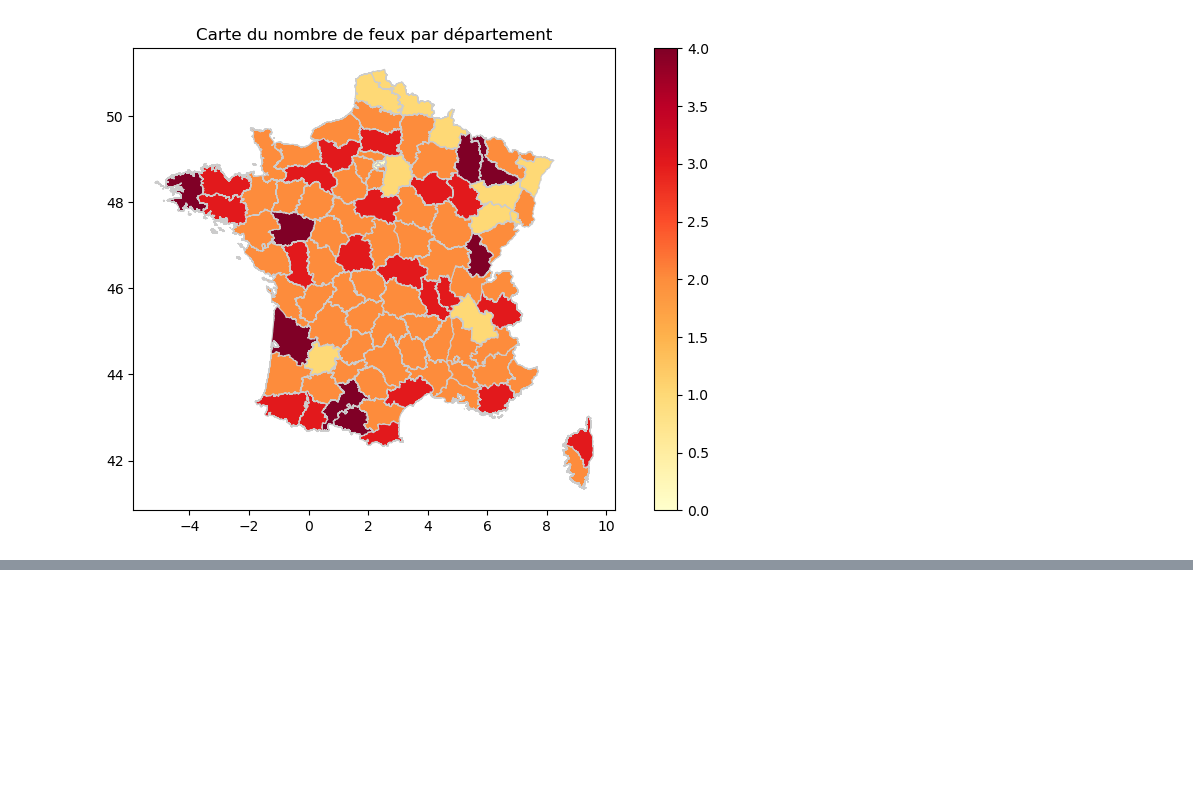
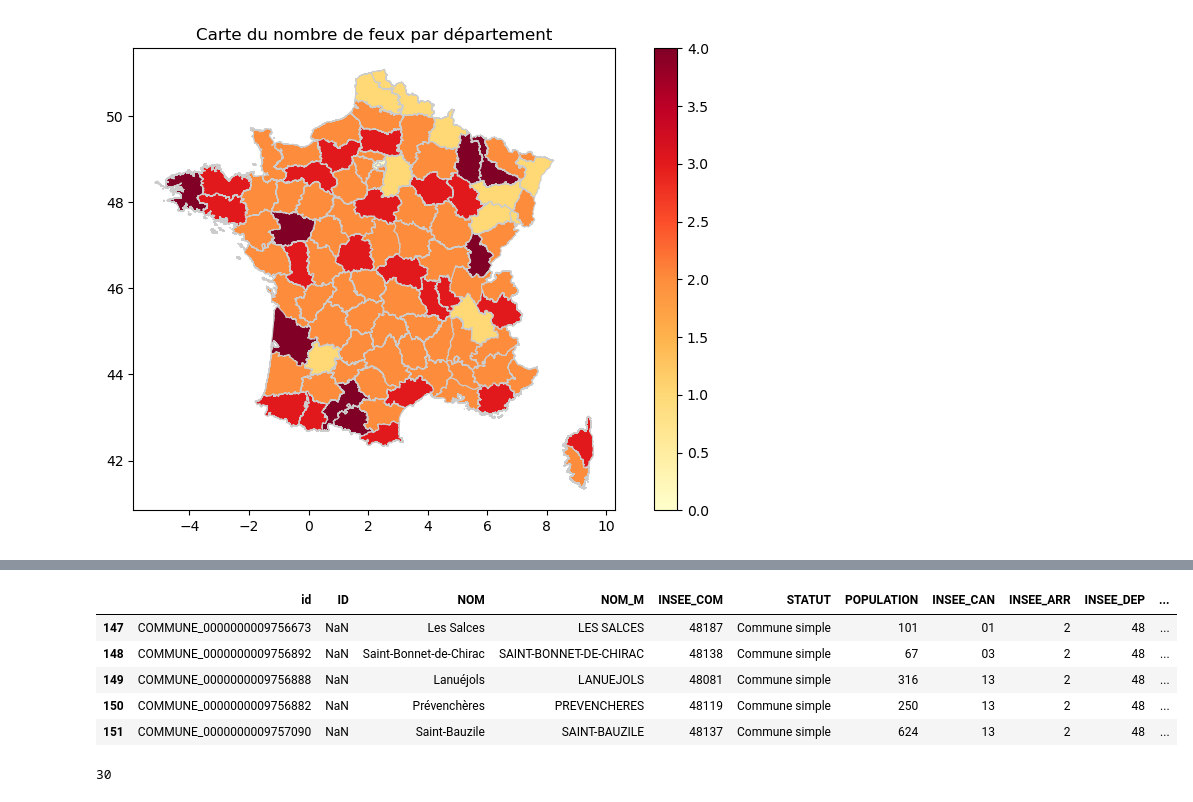
Before and after one commit to jjulietteschneider/Analyse-du-risque-des-feux-de-for-t, a Jupyter notebook: test_margaux.ipynb, the cells around one changed output, grey strips where cells are left out. Saved outputs shown, nothing was run; the diff lists cells and outputs as text; code cells hidden in the pictures; blank space fills up the shorter version.

```diff
--- a/test_margaux.ipynb
+++ b/test_margaux.ipynb
@@ -337,0 +254,7 @@ Name: nouveau_ratio, Length: 96, dtype: float64
+# %%
+#on choisit uniquement les feu qui ont parcouru plus
+df_hors_norme = df[df['Surface parcourue (m2)'] > 1*10**7]
+# %%
+liste = df_hors_norme['Département'].unique().tolist()
+# %%
+liste.remove('974')
@@ -337,0 +288,9 @@ Name: nouveau_ratio, Length: 96, dtype: float64
+# %%
+shp_communes.tail()
+# %% [output]
+|  | id | ID | NOM | NOM_M | INSEE_COM | STATUT | POPULATION | INSEE_CAN | INSEE_ARR | INSEE_DEP | ... |
+| 147 | COMMUNE_0000000009756673 | NaN | Les Salces | LES SALCES | 48187 | Commune simple | 101 | 01 | 2 | 48 | ... |
+| 148 | COMMUNE_0000000009756892 | NaN | Saint-Bonnet-de-Chirac | SAINT-BONNET-DE-CHIRAC | 48138 | Commune simple | 67 | 03 | 2 | 48 | ... |
+| 149 | COMMUNE_0000000009756888 | NaN | Lanuéjols | LANUEJOLS | 48081 | Commune simple | 316 | 13 | 2 | 48 | ... |
+| 150 | COMMUNE_0000000009756882 | NaN | Prévenchères | PREVENCHERES | 48119 | Commune simple | 250 | 13 | 2 | 48 | ... |
+| 151 | COMMUNE_0000000009757090 | NaN | Saint-Bauzile | SAINT-BAUZILE | 48137 | Commune simple | 624 | 13 | 2 | 48 | ... |
@@ -337,0 +299,4 @@ Name: nouveau_ratio, Length: 96, dtype: float64
+# %%
+len(villes)
+# %% [output]
+30
```
Also changed, not shown: parts of 30 cells of this notebook.
